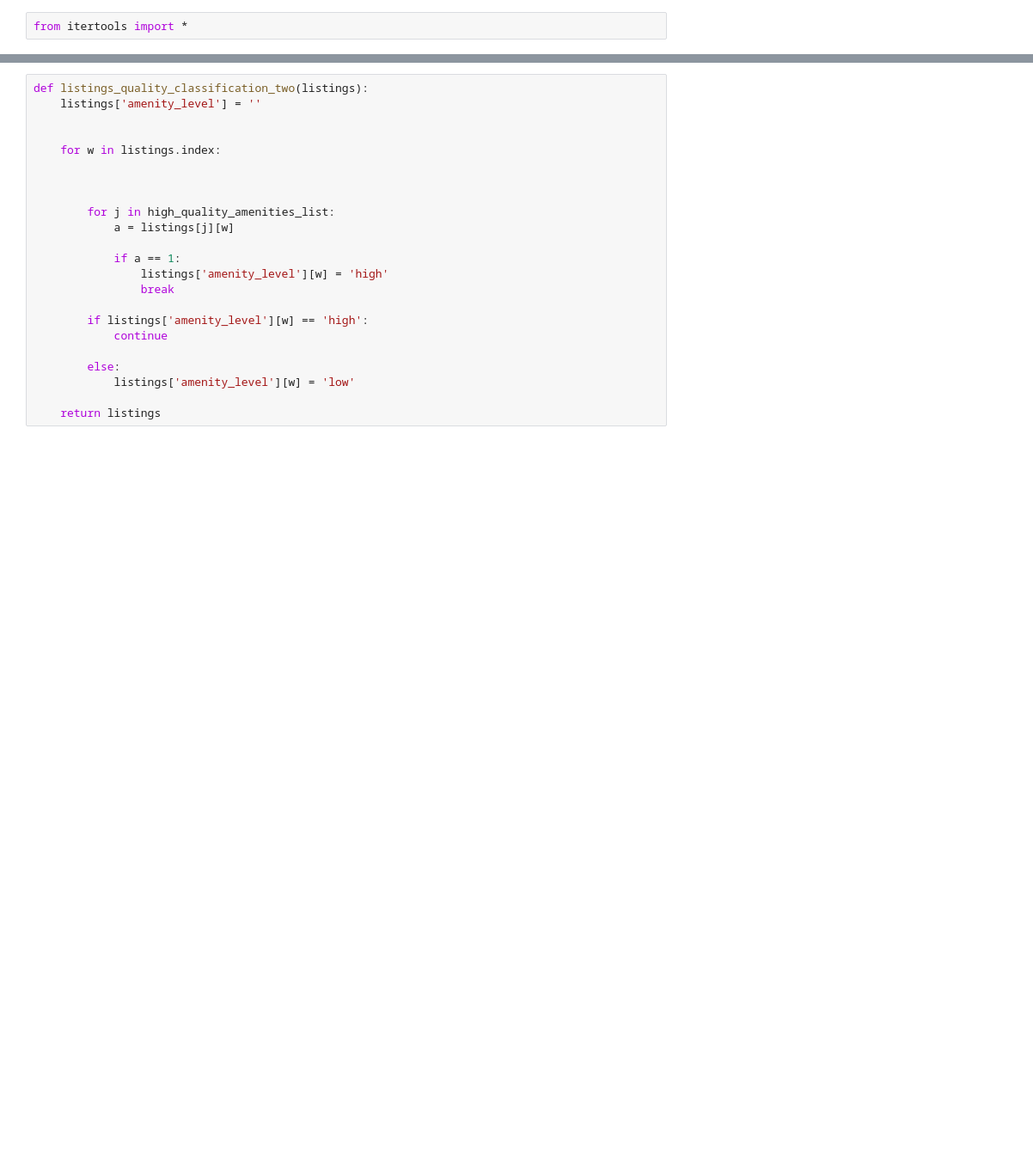
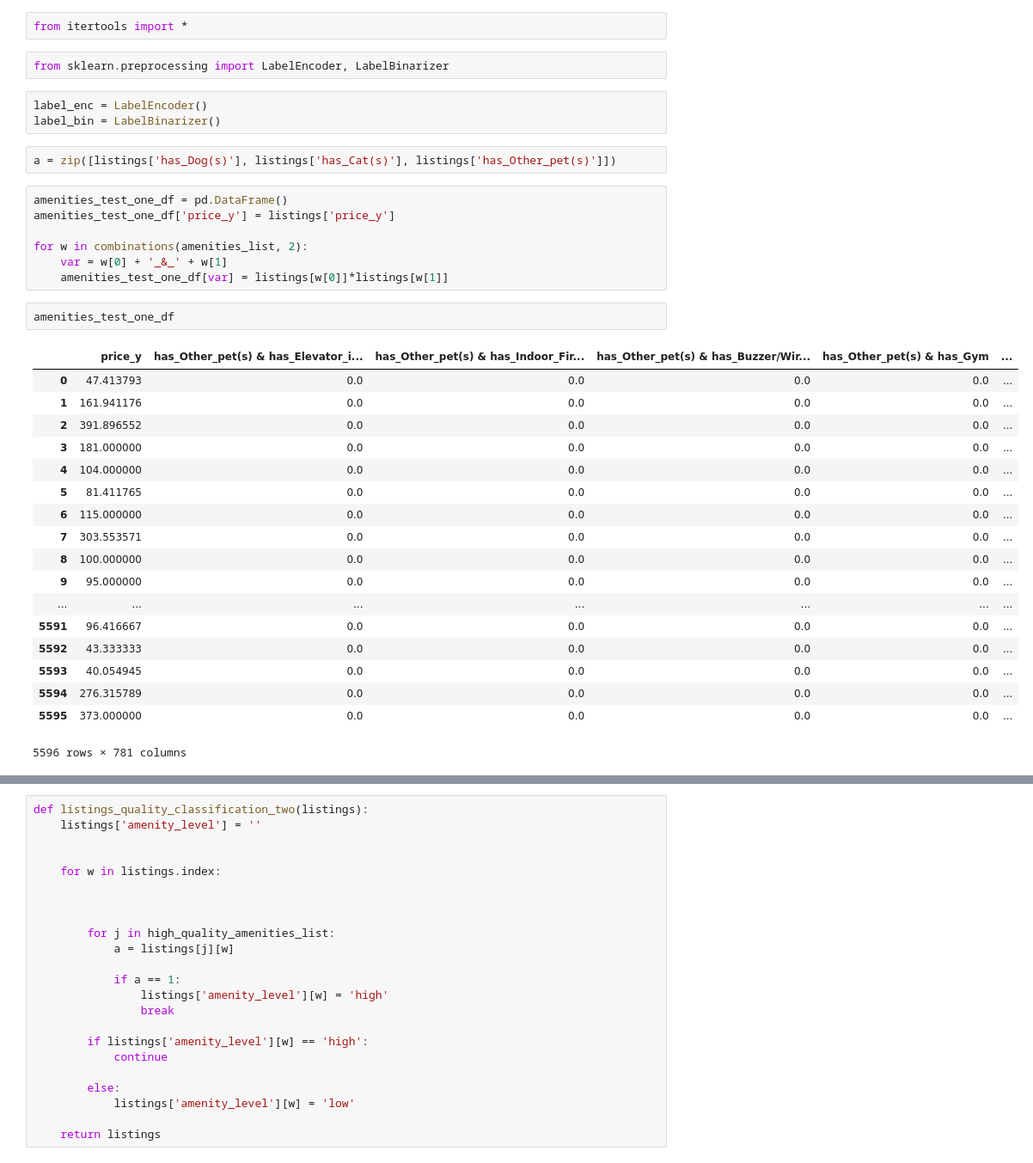
Before and after one commit to mas-dse-saachary/UCSD-MAS-Capstone-Project, a Jupyter notebook: dev/amenitiesExploration.ipynb, the cells around one changed output, grey strips where cells are left out. Shown at 86% size. Saved outputs shown, nothing was run; the diff lists cells and outputs as text; blank space fills up the shorter version.

```diff
--- a/dev/amenitiesExploration.ipynb
+++ b/dev/amenitiesExploration.ipynb
@@ -363,3 +405,38 @@ has_Wireless_Internet&has_Dryer                        4256.0
 Length: 1560, dtype: float64
 # %%
 from itertools import *
+# %%
+from sklearn.preprocessing import LabelEncoder, LabelBinarizer
+# %%
+label_enc = LabelEncoder()
+label_bin = LabelBinarizer()
+# %%
+a = zip([listings['has_Dog(s)'], listings['has_Cat(s)'], listings['has_Other_pet(s)']])
+# %%
+amenities_test_one_df = pd.DataFrame()
+amenities_test_one_df['price_y'] = listings['price_y']
+
+for w in combinations(amenities_list, 2):
+    var = w[0] + '_&_' + w[1]
+    amenities_test_one_df[var] = listings[w[0]]*listings[w[1]]
+# %%
+amenities_test_one_df
+# %% [output]
+|  | price_y | has_Other_pet(s) & has_Elevator_i... | has_Other_pet(s) & has_Indoor_Fir... | has_Other_pet(s) & has_Buzzer/Wir... | has_Other_pet(s) & has_Gym | ... |
+| 0 | 47.413793 | 0.0 | 0.0 | 0.0 | 0.0 | ... |
+| 1 | 161.941176 | 0.0 | 0.0 | 0.0 | 0.0 | ... |
+| 2 | 391.896552 | 0.0 | 0.0 | 0.0 | 0.0 | ... |
+| 3 | 181.000000 | 0.0 | 0.0 | 0.0 | 0.0 | ... |
+| 4 | 104.000000 | 0.0 | 0.0 | 0.0 | 0.0 | ... |
+| 5 | 81.411765 | 0.0 | 0.0 | 0.0 | 0.0 | ... |
+| 6 | 115.000000 | 0.0 | 0.0 | 0.0 | 0.0 | ... |
+| 7 | 303.553571 | 0.0 | 0.0 | 0.0 | 0.0 | ... |
+| 8 | 100.000000 | 0.0 | 0.0 | 0.0 | 0.0 | ... |
+| 9 | 95.000000 | 0.0 | 0.0 | 0.0 | 0.0 | ... |
+| ... | ... | ... | ... | ... | ... | ... |
+| 5591 | 96.416667 | 0.0 | 0.0 | 0.0 | 0.0 | ... |
+| 5592 | 43.333333 | 0.0 | 0.0 | 0.0 | 0.0 | ... |
+| 5593 | 40.054945 | 0.0 | 0.0 | 0.0 | 0.0 | ... |
+| 5594 | 276.315789 | 0.0 | 0.0 | 0.0 | 0.0 | ... |
+| 5595 | 373.000000 | 0.0 | 0.0 | 0.0 | 0.0 | ... |
+5596 rows × 781 columns
```
Also changed, not shown: parts of 9 cells of this notebook, 4 other files.
